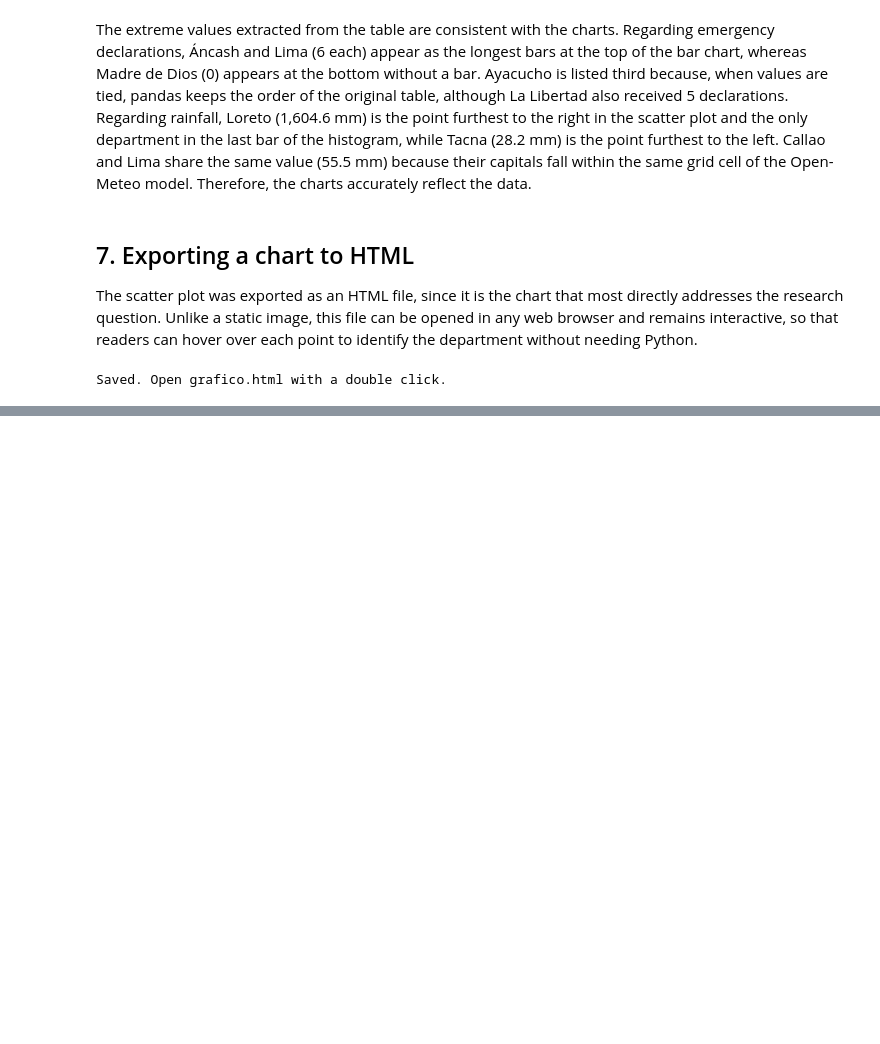
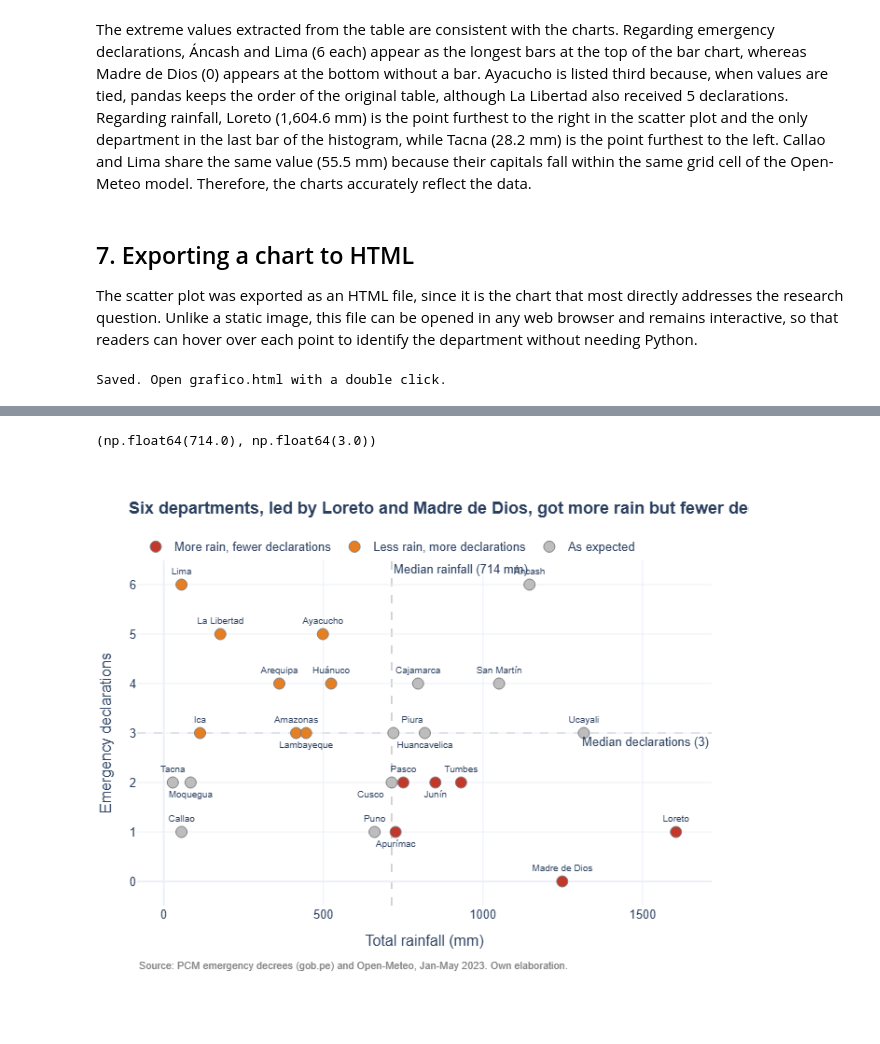
Before and after one commit to rodnm/Python-G2, a Jupyter notebook: assignment_3/01_visualizacion.ipynb, the cells around one changed output, grey strips where cells are left out. Drawn from its saved outputs; the diff is of its cells as text; code cells hidden in the pictures; blank space fills up the shorter version.

Commit message:
feat(assignment_3): add extra quadrant analysis by median
Part of #21

```diff
--- a/assignment_3/01_visualizacion.ipynb
+++ b/assignment_3/01_visualizacion.ipynb
@@ -217,0 +224,65 @@ Saved. Open grafico.html with a double click.
+# %%
+lluvia_mediana = tabla["lluvia_total_mm"].median()
+decl_mediana = tabla["declaratorias"].median()
+
+def clasificar(fila):
+    if fila["lluvia_total_mm"] > lluvia_mediana and fila["declaratorias"] < decl_mediana:
+        return "More rain, fewer declarations"
+    elif fila["lluvia_total_mm"] <= lluvia_mediana and fila["declaratorias"] >= decl_mediana:
+        return "Less rain, more declarations"
+    else:
+        return "As expected"
+
+tabla["grupo"] = tabla.apply(clasificar, axis=1)
+
+lluvia_mediana, decl_mediana
+# %% [output]
+(np.float64(714.0), np.float64(3.0))
+# %%
+fig = px.scatter(tabla, x="lluvia_total_mm", y="declaratorias",
+                 hover_name="departamento", text="departamento", color="grupo",
+                 color_discrete_map={"More rain, fewer declarations": "#c0392b",
+                                     "Less rain, more declarations": "#e67e22",
+                                     "As expected": "#bdbdbd"},
+                 category_orders={"grupo": ["More rain, fewer declarations",
+                                            "Less rain, more declarations",
+                                            "As expected"]},
+                 labels={"lluvia_total_mm": "Total rainfall (mm)",
+                         "declaratorias": "Emergency declarations",
+                         "grupo": ""},
+                 title="<b>Six departments, led by Loreto and Madre de Dios, got more rain but fewer declarations</b>",
+                 height=600)
+
+# Reuse the label positions from the scatter plot so names do not overlap
+posiciones = dict(zip(tabla["departamento"], posicion))
+
+# Move the labels that sit on the median lines
+posiciones["Amazonas"] = "top center"
+posiciones["Lambayeque"] = "bottom center"
+posiciones["Piura"] = "top right"
+posiciones["Cusco"] = "bottom left"
+
+for trazo in fig.data:
+    trazo.textposition = [posiciones[d] for d in trazo.hovertext]
+
+fig.add_vline(x=lluvia_mediana, line_dash="dash", line_width=1, line_color="darkgray",
+              layer="below",
+              annotation_text="Median rainfall (714 mm)", annotation_position="top right")
+fig.add_hline(y=decl_mediana, line_dash="dash", line_width=1, line_color="darkgray",
+              layer="below",
+              annotation_text="Median declarations (3)", annotation_position="bottom right")
+fig.update_traces(textfont_size=10, marker=dict(size=12, line=dict(width=1, color="gray")))
+fig.update_layout(
+    template="plotly_white",
+    font=dict(family="Arial", size=13),
+    title_font_size=18,
+    legend=dict(orientation="h", y=1.08, x=0),
+    margin=dict(l=10, r=40, t=100, b=130),
+    annotations=list(fig.layout.annotations) + [dict(
+        text=fuente, showarrow=False, xref="paper", yref="paper",
+        x=0, y=-0.15, yanchor="top", font=dict(size=11, color="gray"),
+    )],
+)
+fig.show()
+# %% [output]
+[figure, added]
```
Also changed, not shown: parts of 2 cells of this notebook.
